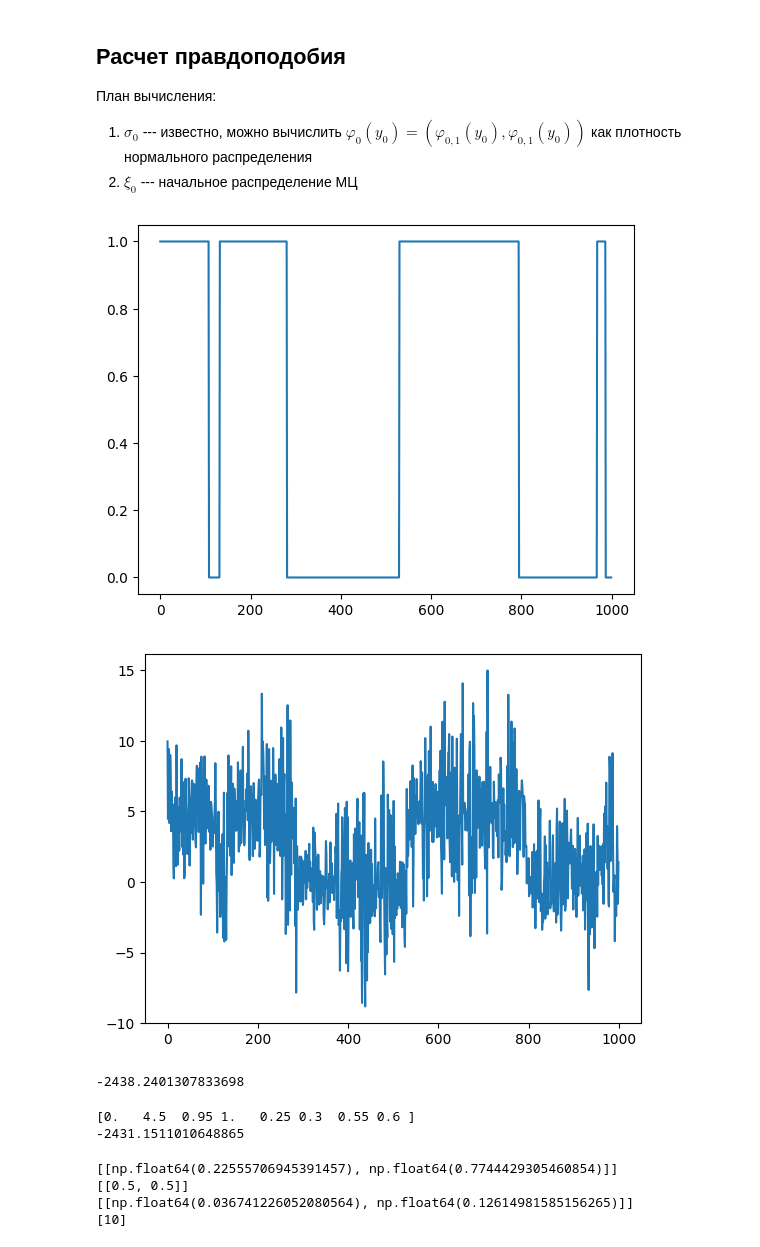
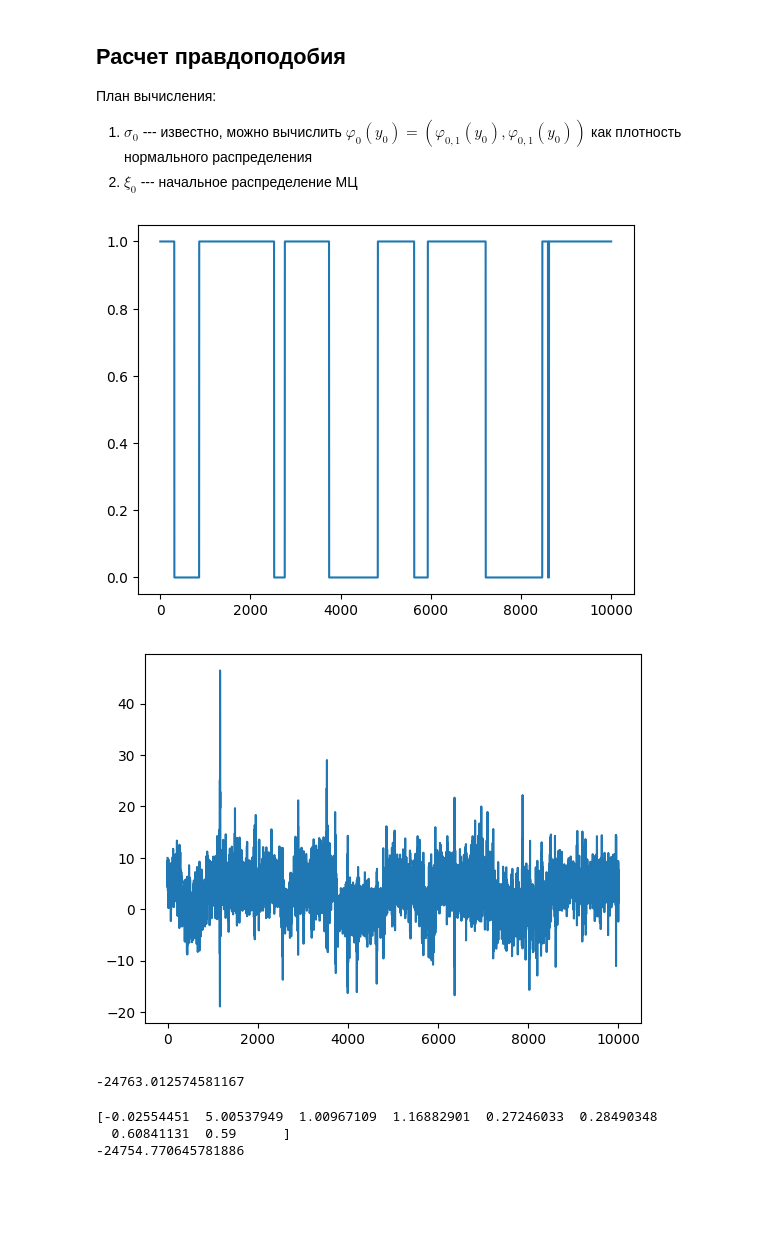
Before and after one commit to ddobryy/my, a Jupyter notebook: thesis_3rd_course/garch.ipynb, the cells around one changed output. Drawn from its saved outputs; the diff is of its cells as text; code cells hidden in the pictures; blank space fills up the shorter version.

```diff
--- a/thesis_3rd_course/garch.ipynb
+++ b/thesis_3rd_course/garch.ipynb
@@ -249,8 +249,8 @@ plt.show()
 1. $\sigma_0$ --- известно, можно вычислить $\varphi_{0}(y_0) = (\varphi_{0,1}(y_0), \varphi_{0, 1}(y_0))$ как плотность нормального распределения
 2. $\xi_{0}$ --- начальное распределение МЦ
 # %%
-p_11, p_12, p_21, p_22 = 0.99, 0.01, 0.01, 0.99
-t = 1000
+p_11, p_12, p_21, p_22 = 0.999, 0.001, 0.001, 0.999
+t = 10000
 xi_0 = [0.5, 0.5]
 
 import random
@@ -258,35 +258,35 @@ s = [random.choices([0, 1], weights=xi_0)[0]]
 for i in range(1, t):
     if s[i - 1] == 0: s.append(random.choices([0, 1], weights=[p_11, p_12])[0])
     else: s.append(random.choices([0, 1], weights=[p_21, p_22])[0])
 
 alpha = [0, 5]
 beta_0 = [1, 1.001]
 beta_1 = [0.3, 0.31]
 gamma = [0.6, 0.61]
 
 sigma_0sq = 10 # начнем с 10
 
 z = norm.rvs(loc=0, scale=1, size=t, random_state=42) # вектор z_t
 
 
 sigmasq = [sigma_0sq]
 epsilon = [sigmasq[0] * z[0]]
 for i in range(1, len(z)):
     sigmasq.append(beta_0[s[i]] + beta_1[s[i]] * epsilon[i - 1]**2 + gamma[s[i]] * sigmasq[i - 1])
     epsilon.append((sigmasq[i] ** 0.5) * z[i])
 
 y = []
 for i in range(len(z)):
     y.append(alpha[s[i]] + epsilon[i])
 
 
 plt.plot(s)
 plt.show()
 plt.plot(y)
 plt.show()
 # %% [output]
-[figure, old version]
+[figure, new version]
-[figure, old version]
+[figure, new version]
 # %%
 def calc_logL(theta, sigma_0sq, y, t):
 
@@ -351,57 +351,22 @@ def calc_logL(theta, sigma_0sq, y, t):
 # %%
 theta_true = [0, 5, 1, 1.001, 0.3, 0.31, 0.6, 0.61]
 
-print(calc_logL(theta=theta_true, sigma_0sq=100, y=y, t=t))
+print(calc_logL(theta=theta_true, sigma_0sq=10, y=y, t=t))
 # %% [output]
--2438.2401307833698
+-24763.012574581167
 # %%
 from scipy.optimize import minimize
 
-start_theta = [0, 4.5, 0.9, 0.95, 0.25, 0.3, 0.55, 0.6]
+start_theta = [-0.1, 4.7, 0.8, 0.9, 0.25, 0.25, 0.57, 0.59]
 
 def optimize_function(theta):
-    return -1 * calc_logL(theta=theta, sigma_0sq=100, y=y, t=t)
+    return -1 * calc_logL(theta=theta, sigma_0sq=10, y=y, t=t)
 
-result = minimize(optimize_function, start_theta, bounds=[(0, 0.25), (4.5, 5.3), (0.95, 1.1), (1, 1.1), (0.25, 0.4), (0.3, 0.35), (0.55, 0.7), (0.5, 0.7)])
-# result = minimize(optimize_function, start_theta)
+result = minimize(optimize_function, start_theta, bounds=[(-0.1, 0.5), (4.7, 5.2), (0.8, 1.1), (0.9, 1.2), (0.25, 0.31), (0.25, 0.32), (0.57, 0.61), (0.59, 0.62)])
 
 print(result.x)
-print(calc_logL(result.x, sigma_0sq=100, y=y, t=t))
+print(calc_logL(result.x, sigma_0sq=10, y=y, t=t))
 # %% [output]
-[0.   4.5  0.95 1.   0.25 0.3  0.55 0.6 ]
--2431.1511010648865
+[-0.02554451  5.00537949  1.00967109  1.16882901  0.27246033  0.28490348
+  0.60841131  0.59      ]
+-24754.770645781886
-# %%
-theta = [0, 5, 1, 1.001, 0.3, 0.31, 0.6, 0.61]
-sigma_0sq = 10
-
-alpha = [theta[0], theta[1]]
-beta_0 = [theta[2], theta[3]]
-beta_1 = [theta[4], theta[5]]
-gamma = [theta[6], theta[7]]
-
-xi_tt = []
-xi_ttm1 = [[0.5, 0.5]]
-phi = []
-sigmasq = [sigma_0sq]
-
-phi_0 = norm.pdf(y[0], loc=alpha[0], scale=sigmasq[0]**0.5)
-phi_1 = norm.pdf(y[0], loc=alpha[1], scale=sigmasq[0]**0.5)
-
-phi.append([phi_0, phi_1])
-
-dot_product = xi_ttm1[0][0] * phi[0][0] + xi_ttm1[0][1] * phi[0][1]
-
-xi_0 = (phi[0][0] * xi_ttm1[0][0]) / dot_product
-xi_1 = (phi[0][1] * xi_ttm1[0][1]) / dot_product
-
-xi_tt.append([xi_0, xi_1])
-
-print(xi_tt)
-print(xi_ttm1)
-print(phi)
-print(sigmasq)
-# %% [output]
-[[np.float64(0.22555706945391457), np.float64(0.7744429305460854)]]
-[[0.5, 0.5]]
-[[np.float64(0.036741226052080564), np.float64(0.12614981585156265)]]
-[10]
```
Also changed, not shown: parts of 15 cells of this notebook.
